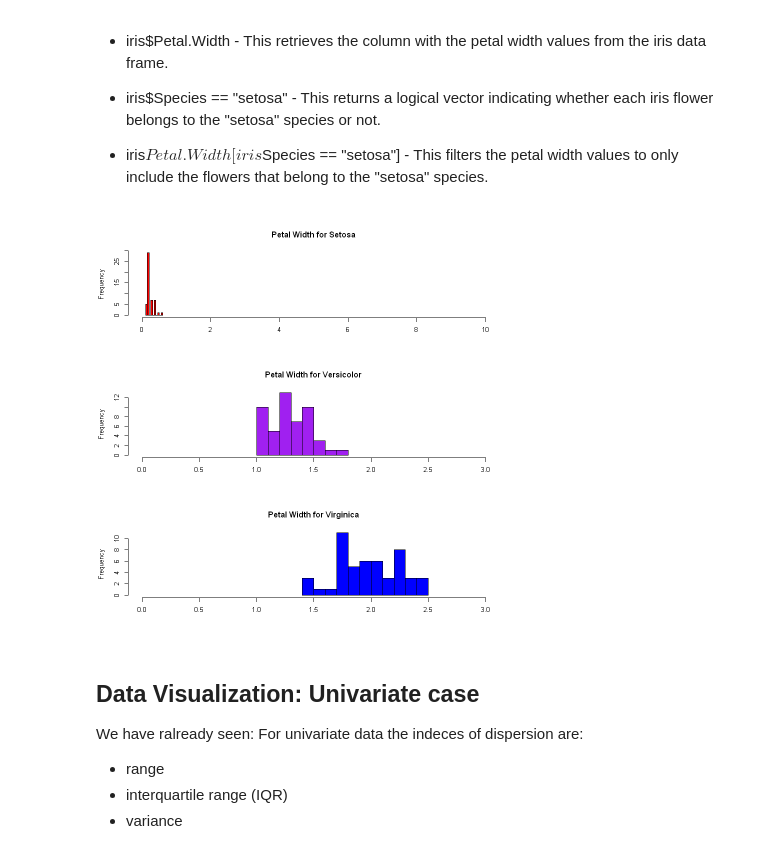
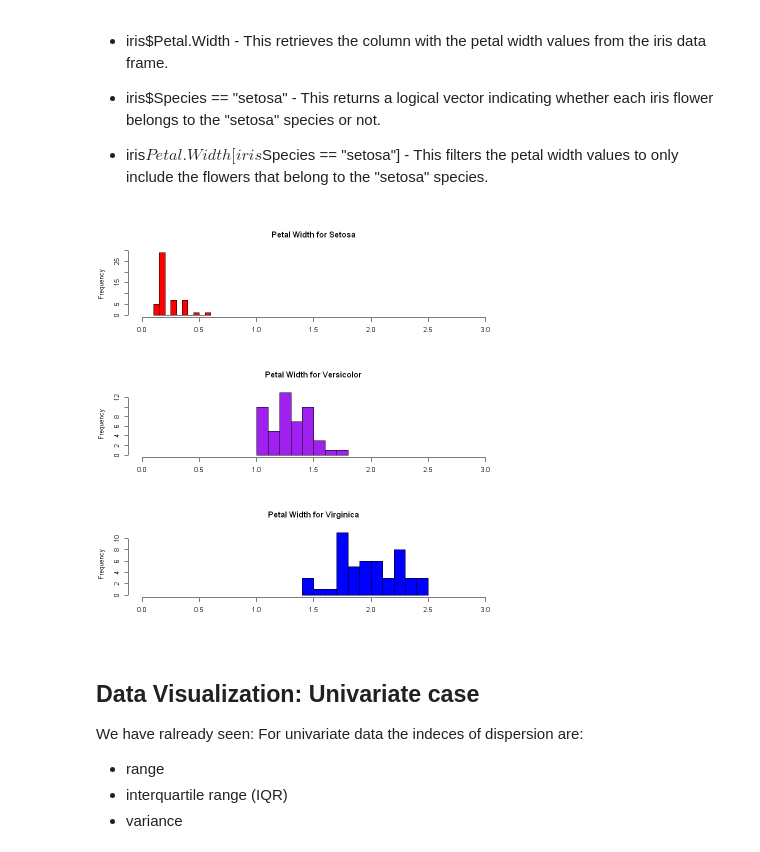
Before and after one commit to vinstray/StatisticalDataProcessing_PhDcourse, a Jupyter notebook: Notebook/4_UnivariatePlots.ipynb, the cells around one changed output. Saved outputs shown, nothing was run; the diff lists cells and outputs as text; code cells hidden in the pictures.

```diff
--- a/Notebook/4_UnivariatePlots.ipynb
+++ b/Notebook/4_UnivariatePlots.ipynb
@@ -244,35 +202,35 @@ hist(iris$Petal.Length)
 #histogram by group (features, speaces, phenomena)
 
 #Put graphs in 3 rows and 1 columns
 
 par(mfrow = c(3,1)) #par=parameter, c=concatenate
 
 #histogram fo each species using options
 
 
 # Histograms for each species using options
 hist(iris$Petal.Width [iris$Species == "setosa"],
-  xlim = c(0, 10), #same scale for each plot
+  xlim = c(0, 3), #same scale for each plot
   breaks = 9, #number of bins
   main = "Petal Width for Setosa", #title
   xlab = "",
   col = "red")
 
 hist(iris$Petal.Width [iris$Species == "versicolor"],
   xlim = c(0, 3),
   breaks = 9,
   main = "Petal Width for Versicolor",
   xlab = "",
   col = "purple")
 
 hist(iris$Petal.Width [iris$Species == "virginica"],
   xlim = c(0, 3),
   breaks = 9,
   main = "Petal Width for Virginica",
   xlab = "",
   col = "blue")
 # %% [output]
-[figure, old version]
+[figure, new version]
 # %% [markdown]
 ## Data Visualization: Univariate case
 We have ralready seen:
```
Also changed, not shown: parts of 3 cells of this notebook, 13 other files.
